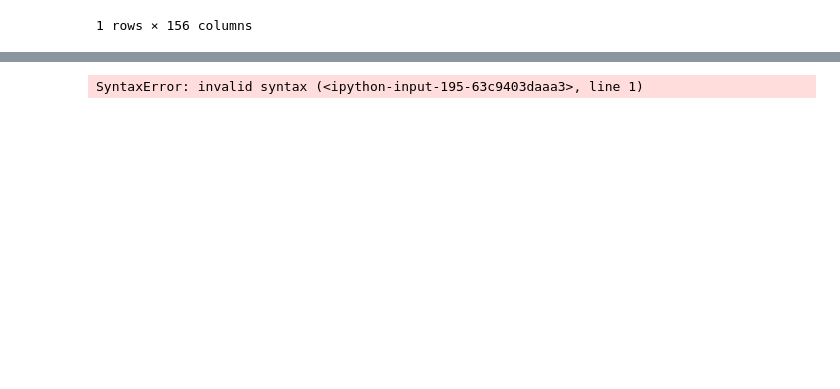
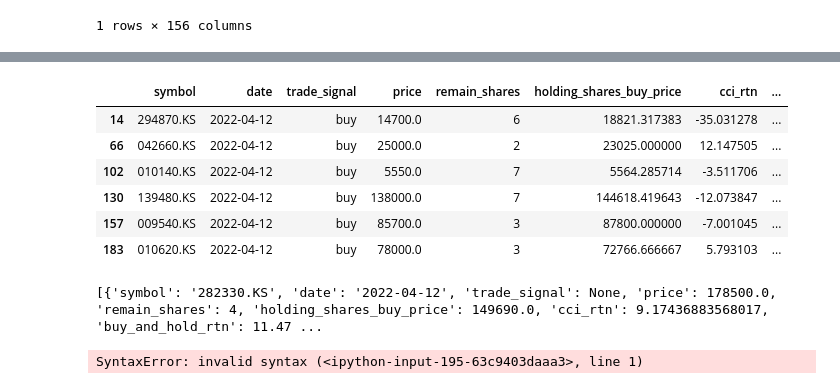
Before and after one commit to GIMINSU/DataAnalysis, a Jupyter notebook: pre_main_test.ipynb, the cells around one changed output, grey strips where cells are left out. Saved outputs shown, nothing was run; the diff lists cells and outputs as text; code cells hidden in the pictures; blank space fills up the shorter version.

```diff
--- a/pre_main_test.ipynb
+++ b/pre_main_test.ipynb
@@ -447,3 +457,18 @@ df[df]
+# %%
+t_df = pd.DataFrame(idata)
+t_df[t_df["trade_signal"]=="buy"]
+# %% [output]
+|  | symbol | date | trade_signal | price | remain_shares | holding_shares_buy_price | cci_rtn | ... |
+| 14 | 294870.KS | 2022-04-12 | buy | 14700.0 | 6 | 18821.317383 | -35.031278 | ... |
+| 66 | 042660.KS | 2022-04-12 | buy | 25000.0 | 2 | 23025.000000 | 12.147505 | ... |
+| 102 | 010140.KS | 2022-04-12 | buy | 5550.0 | 7 | 5564.285714 | -3.511706 | ... |
+| 130 | 139480.KS | 2022-04-12 | buy | 138000.0 | 7 | 144618.419643 | -12.073847 | ... |
+| 157 | 009540.KS | 2022-04-12 | buy | 85700.0 | 3 | 87800.000000 | -7.001045 | ... |
+| 183 | 010620.KS | 2022-04-12 | buy | 78000.0 | 3 | 72766.666667 | 5.793103 | ... |
+# %%
+print(idata)
+# %% [output]
+[{'symbol': '282330.KS', 'date': '2022-04-12', 'trade_signal': None, 'price': 178500.0, 'remain_shares': 4, 'holding_shares_buy_price': 149690.0, 'cci_rtn': 9.17436883568017, 'buy_and_hold_rtn': 11.47 ...
 # %%
 df[df["trade"]]
 # %% [output]
```
Also changed, not shown: parts of 4 cells of this notebook, 1 other file.
